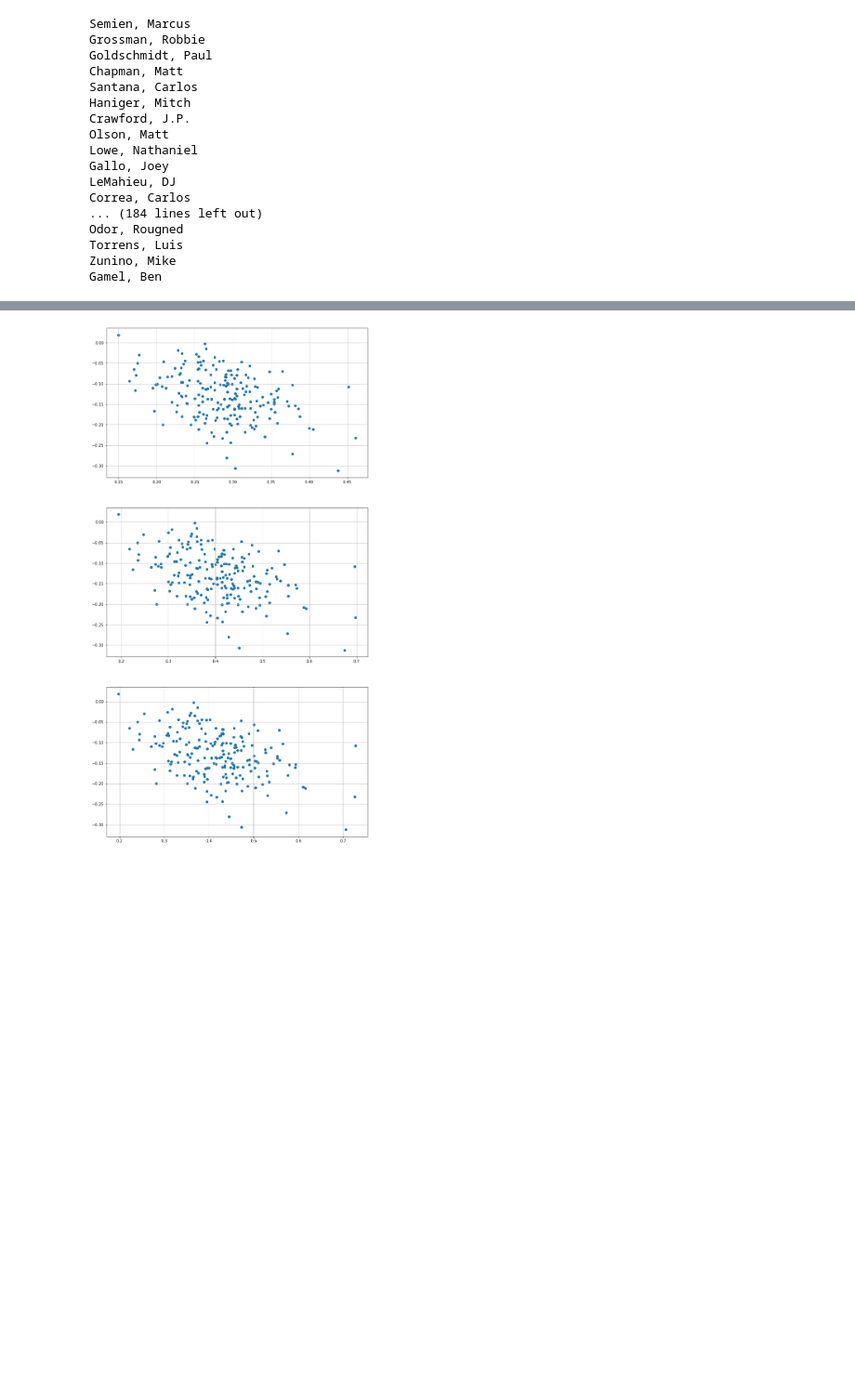
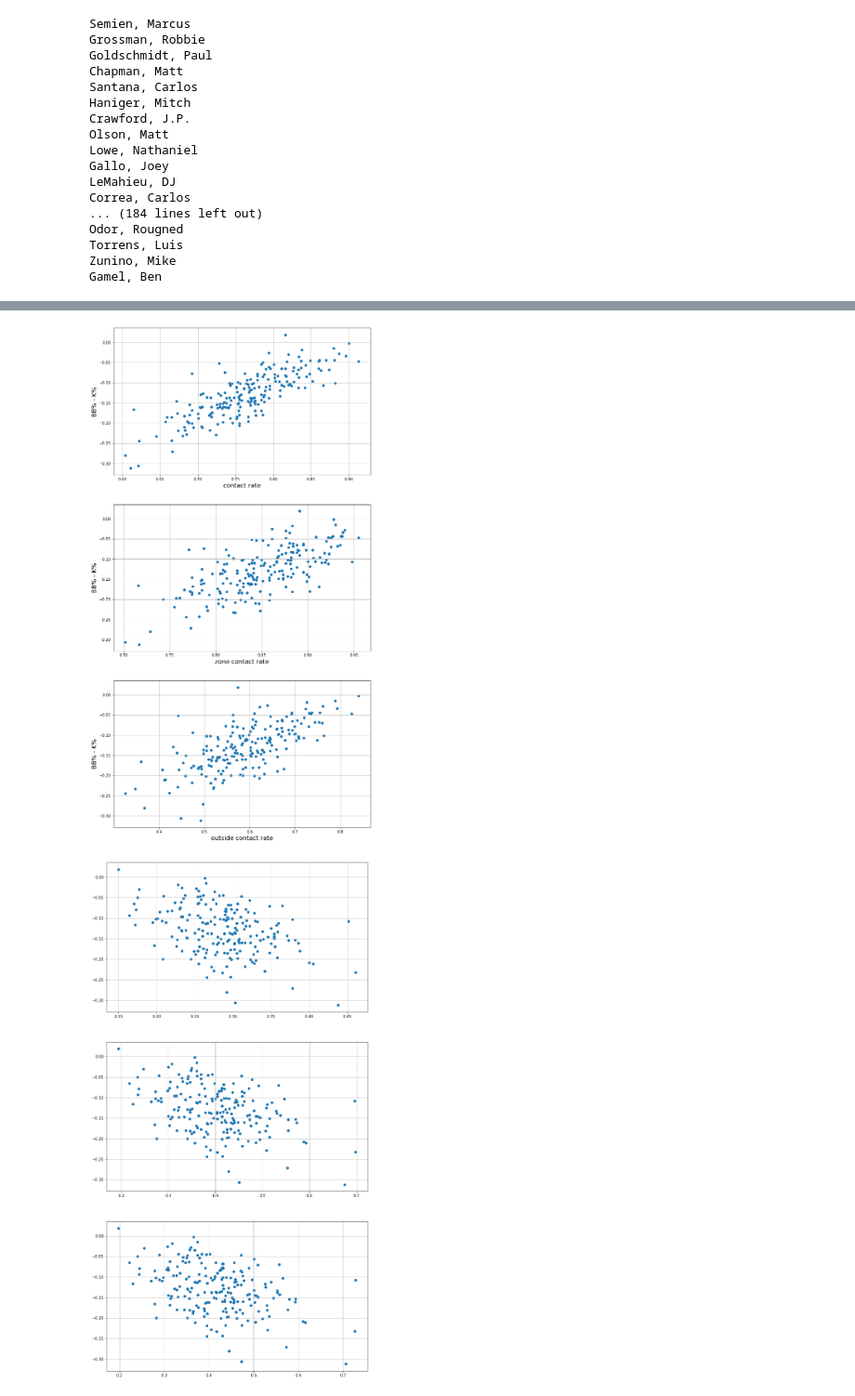
Before and after one commit to jhowenstein/statcast-batter-analysis, a Jupyter notebook: Plate Discipline Evaluation.ipynb, the cells around one changed output, grey strips where cells are left out. Shown at 93% size. Saved outputs shown, nothing was run; the diff lists cells and outputs as text; code cells hidden in the pictures; blank space fills up the shorter version.

```diff
--- a/Plate Discipline Evaluation.ipynb
+++ b/Plate Discipline Evaluation.ipynb
@@ -158,3 +186,34 @@ df
+# %%
+fig,(ax1,ax2,ax3) = plt.subplots(3,1,figsize=(12,24))
+
+x_key = 'contact rate'
+y_key = 'BB% - K%'
+x = df[x_key].values
+y = df[y_key].values
+ax1.scatter(x,y)
+ax1.set_xlabel(x_key,fontsize=16)
+
+x_key = 'zone contact rate'
+y_key = 'BB% - K%'
+x = df[x_key].values
+y = df[y_key].values
+ax2.scatter(x,y)
+ax2.set_xlabel(x_key,fontsize=16)
+
+x_key = 'outside contact rate'
+y_key = 'BB% - K%'
+x = df[x_key].values
+y = df[y_key].values
+ax3.scatter(x,y)
+ax3.set_xlabel(x_key,fontsize=16)
+
+for ax in (ax1,ax2,ax3):
+    ax.grid()
+    ax.set_ylabel(y_key,fontsize=16)
+
+plt.show()
+# %% [output]
+[figure, added]
 # %%
 fig,(ax1,ax2,ax3) = plt.subplots(3,1,figsize=(12,24))
 
```
Also changed, not shown: parts of 21 cells of this notebook, 1 other file.
